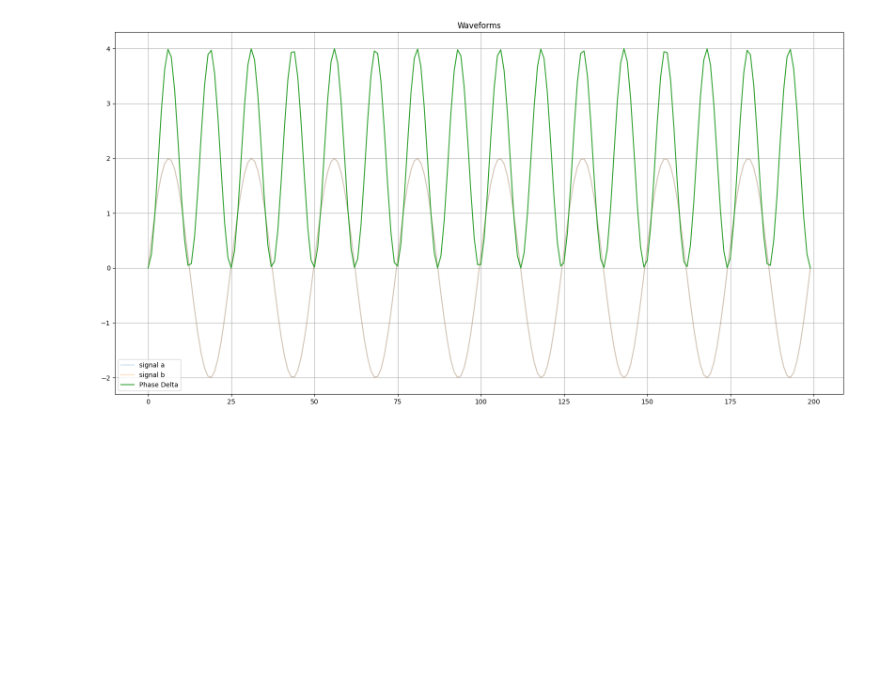
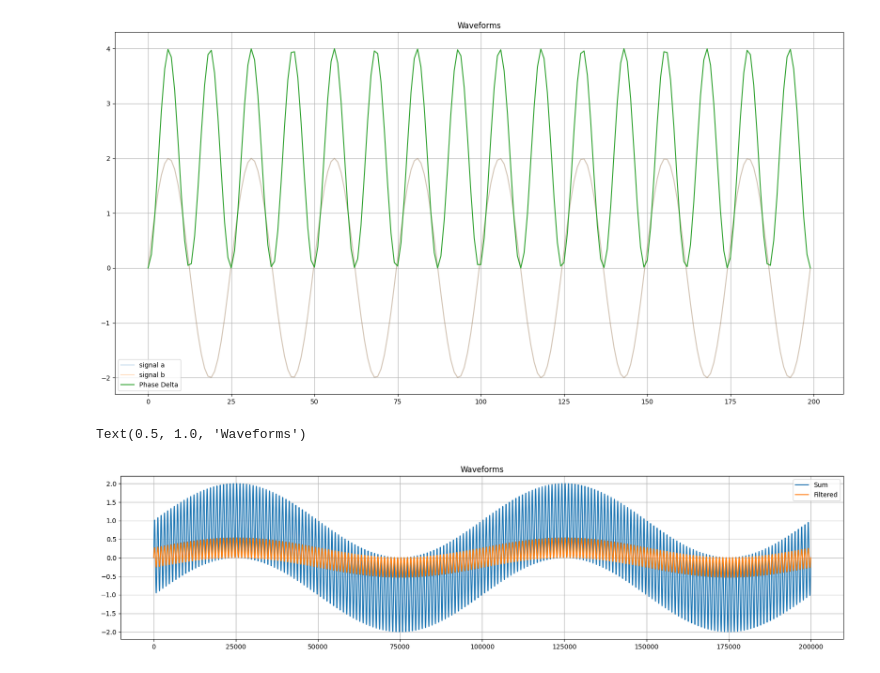
Before and after one commit to stevester94/notebooks, a Jupyter notebook: PLL.ipynb, the cells around one changed output. Cells and saved outputs as stored; diff of their text form; code cells hidden in the pictures; blank space fills up the shorter version.

```diff
--- a/PLL.ipynb
+++ b/PLL.ipynb
@@ -164,3 +164,51 @@ ax1.set_title('Waveforms')
 # %% [output]
 Text(0.5, 1.0, 'Waveforms')
 [figure]
+# %%
+# OK what does the loop filter do?
+# OK, what does the phase detector do?
+
+class LoopFilter:
+    def __init__( self, K_i, K_p ) -> None:
+        self.K_i = K_i
+        self.K_p = K_p
+        self.integrator = 0
+
+    def proc( self, e_D ):
+        self.integrator += (self.K_i * e_D) / (1.0*fs)
+#         return self.integrator
+        return self.K_p * e_D + self.integrator
+
+K_p = 0.2667
+K_i = 0.0178
+# K_i = 1.0
+
+fs = 100000
+duration_secs = 2
+t = np.linspace(0,duration_secs, int(duration_secs*fs))
+
+a = 1.0 * np.sin( 2*np.pi * 1*t )
+b = 1.00 * np.sin( 2*np.pi * 100*t )
+s = a+b
+
+pd = PhaseDetector()
+lf = LoopFilter( K_i, K_p )
+
+phase = []
+filtered = []
+for i in range(len(a)):
+    filtered.append ( lf.proc( s[i] ) )
+    # Create a Figure
+fig = plt.figure()
+fig.set_figheight(10)
+fig.set_figwidth(20)
+
+ax2 = fig.add_subplot(211)
+ax2.plot(s, label='Sum')
+ax2.plot(filtered, label='Filtered')
+plt.grid()
+plt.legend()
+ax2.set_title('Waveforms')
+# %% [output]
+Text(0.5, 1.0, 'Waveforms')
+[figure, added]
```
Also changed, not shown: parts of 1 cell of this notebook.
